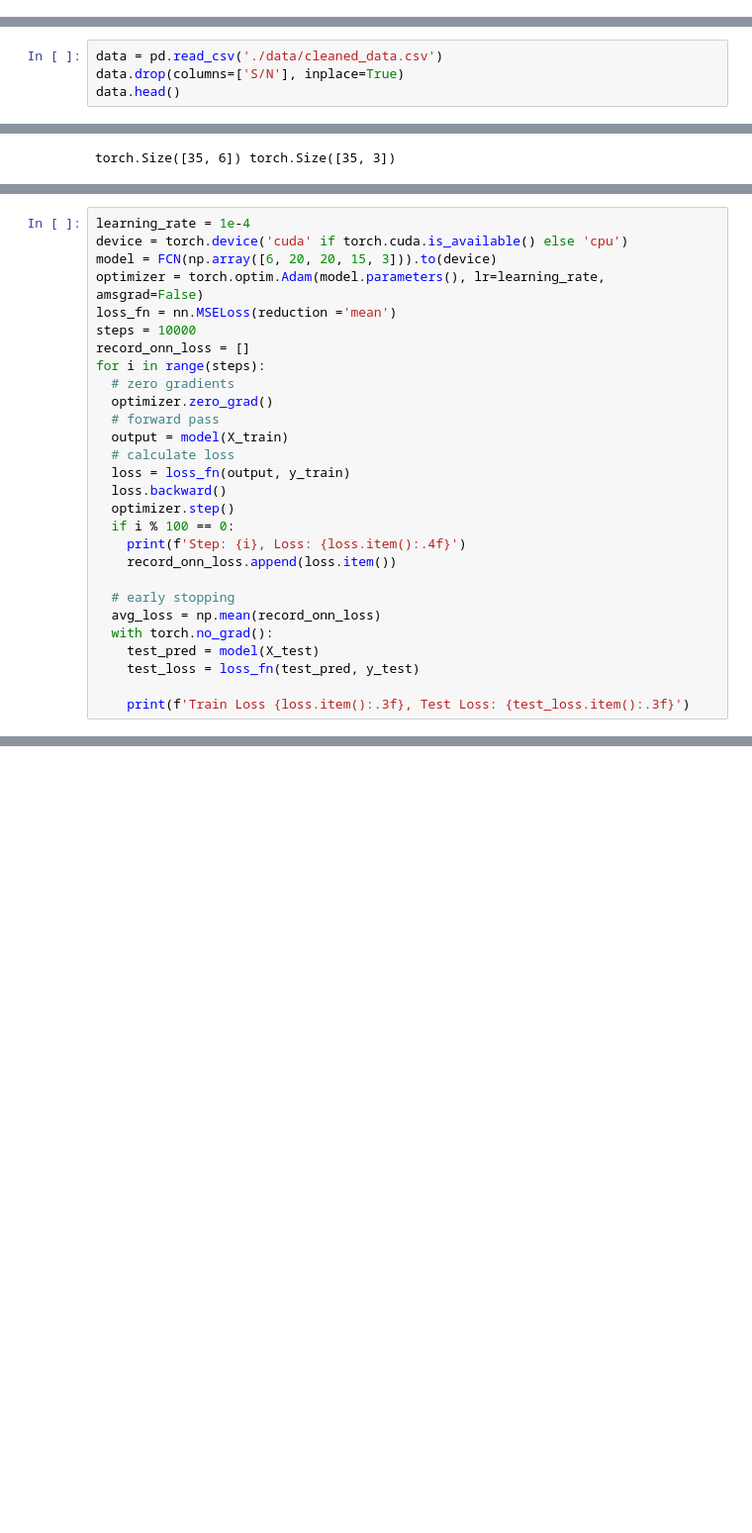
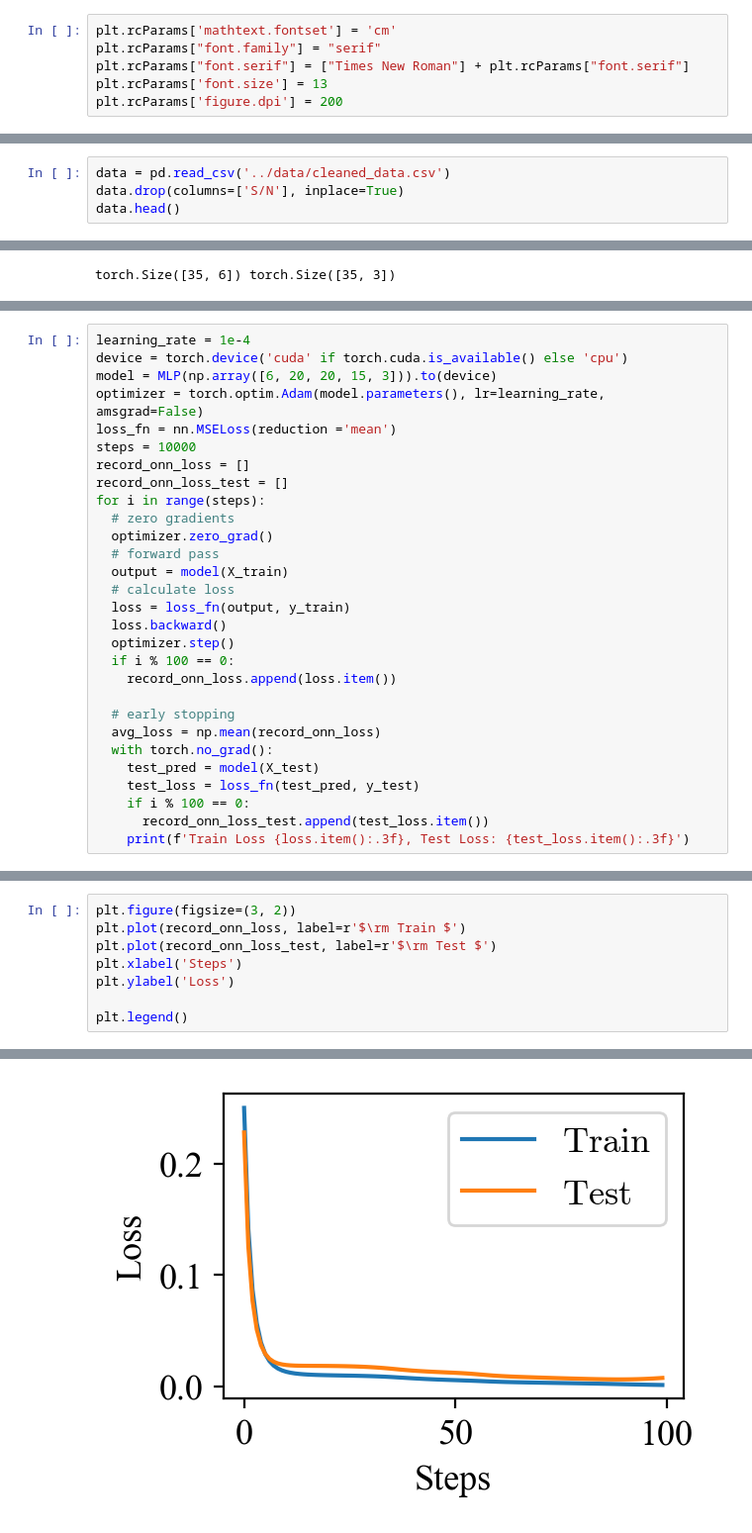
Before and after one commit to EnthusiasticTeslim/ReductElectro, a Jupyter notebook: neuralnetwork/model.ipynb, the cells around one changed output, grey strips where cells are left out. Shown at 99% size. Cells and saved outputs as stored; diff of their text form; blank space fills up the shorter version.

Commit message:
add trained multi-output ANN model

```diff
--- a/neuralnetwork/model.ipynb
+++ b/neuralnetwork/model.ipynb
@@ -15,3 +16,9 @@ os.chdir('../') # Go to the root folder of the project
+# %%
+plt.rcParams['mathtext.fontset'] = 'cm'
+plt.rcParams["font.family"] = "serif"
+plt.rcParams["font.serif"] = ["Times New Roman"] + plt.rcParams["font.serif"]
+plt.rcParams['font.size'] = 13
+plt.rcParams['figure.dpi'] = 200
 # %%
 # set random seed
 rand_seed = 42
@@ -19,7 +26,7 @@ np.random.seed(rand_seed)
 torch.manual_seed(rand_seed)
 random.seed(rand_seed)
 # %%
-data = pd.read_csv('./data/cleaned_data.csv')
+data = pd.read_csv('../data/cleaned_data.csv')
 data.drop(columns=['S/N'], inplace=True)
 data.head()
 # %% [output]
@@ -103,11 +68,12 @@ class EarlyStopping:
 # %%
 learning_rate = 1e-4
 device = torch.device('cuda' if torch.cuda.is_available() else 'cpu')
-model = FCN(np.array([6, 20, 20, 15, 3])).to(device)
+model = MLP(np.array([6, 20, 20, 15, 3])).to(device)
 optimizer = torch.optim.Adam(model.parameters(), lr=learning_rate, amsgrad=False)
 loss_fn = nn.MSELoss(reduction ='mean')
 steps = 10000
 record_onn_loss = []
+record_onn_loss_test = []
 for i in range(steps):
   # zero gradients
   optimizer.zero_grad()
@@ -118,7 +84,6 @@ for i in range(steps):
   loss.backward()
   optimizer.step()
   if i % 100 == 0:
-    print(f'Step: {i}, Loss: {loss.item():.4f}')
     record_onn_loss.append(loss.item())
 
   # early stopping
@@ -126,6 +91,7 @@ for i in range(steps):
   with torch.no_grad():
     test_pred = model(X_test)
     test_loss = loss_fn(test_pred, y_test)
-
+    if i % 100 == 0:
+      record_onn_loss_test.append(test_loss.item())
     print(f'Train Loss {loss.item():.3f}, Test Loss: {test_loss.item():.3f}')
 # %% [output]
@@ -204,0 +115,9 @@ sns.despine(fig=fig, offset=10)
+# %%
+plt.figure(figsize=(3, 2))
+plt.plot(record_onn_loss, label=r'$\rm Train $')
+plt.plot(record_onn_loss_test, label=r'$\rm Test $')
+plt.xlabel('Steps')
+plt.ylabel('Loss')
+
+plt.legend()
+# %% [output]
@@ -204,0 +125 @@ sns.despine(fig=fig, offset=10)
+[figure, added]
```
Also changed, not shown: parts of 11 cells of this notebook, 1 other file.
